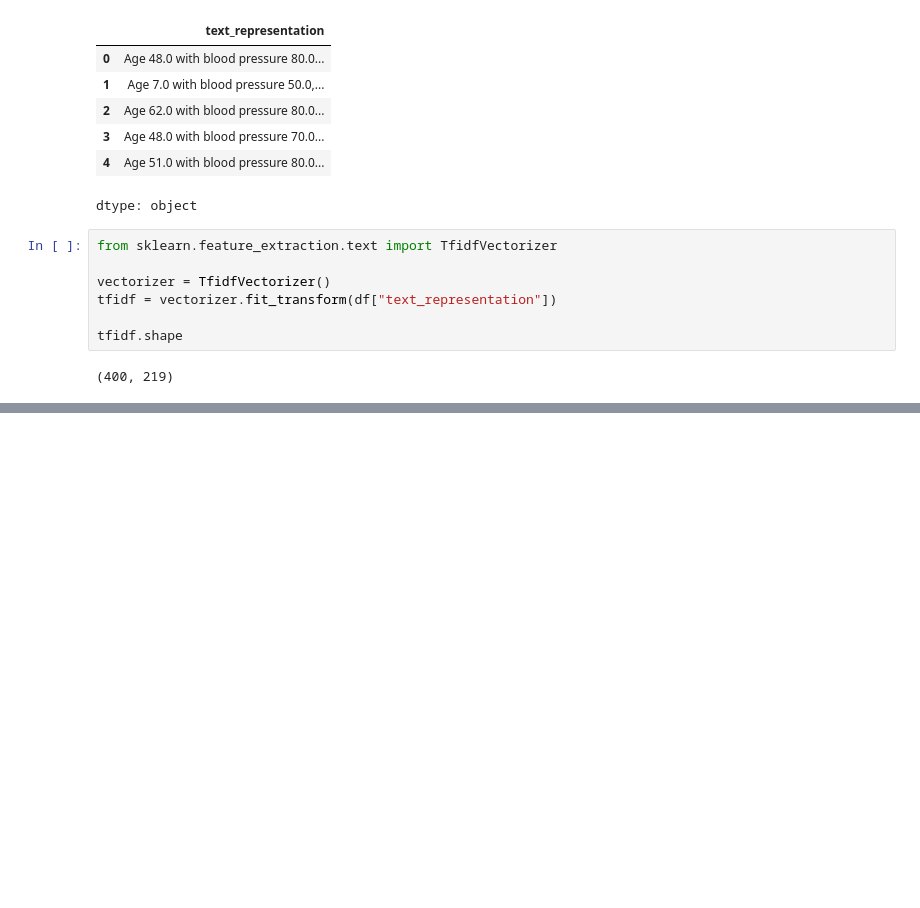
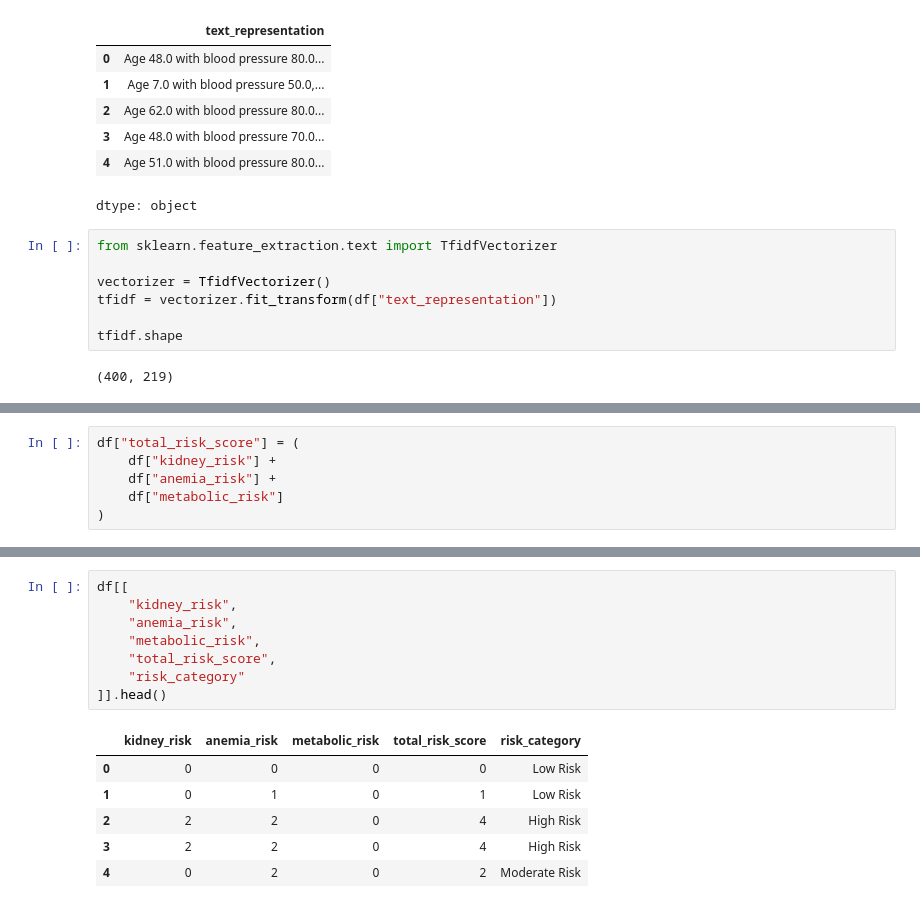
Before and after one commit to Saritha-batch1/Multi-Model-AI-Agent, a Jupyter notebook: multimodel_AI_on_HD_Deekshitha.ipynb, the cells around one changed output, grey strips where cells are left out. Cells and saved outputs as stored; diff of their text form; blank space fills up the shorter version.

```diff
--- a/multimodel_AI_on_HD_Deekshitha.ipynb
+++ b/multimodel_AI_on_HD_Deekshitha.ipynb
@@ -323,0 +429,6 @@ tfidf.shape
+# %%
+df["total_risk_score"] = (
+    df["kidney_risk"] +
+    df["anemia_risk"] +
+    df["metabolic_risk"]
+)
@@ -323,0 +452,15 @@ tfidf.shape
+# %%
+df[[
+    "kidney_risk",
+    "anemia_risk",
+    "metabolic_risk",
+    "total_risk_score",
+    "risk_category"
+]].head()
+# %% [output]
+|  | kidney_risk | anemia_risk | metabolic_risk | total_risk_score | risk_category |
+| 0 | 0 | 0 | 0 | 0 | Low Risk |
+| 1 | 0 | 1 | 0 | 1 | Low Risk |
+| 2 | 2 | 2 | 0 | 4 | High Risk |
+| 3 | 2 | 2 | 0 | 4 | High Risk |
+| 4 | 0 | 2 | 0 | 2 | Moderate Risk |
```
Also changed, not shown: parts of 14 cells of this notebook.
